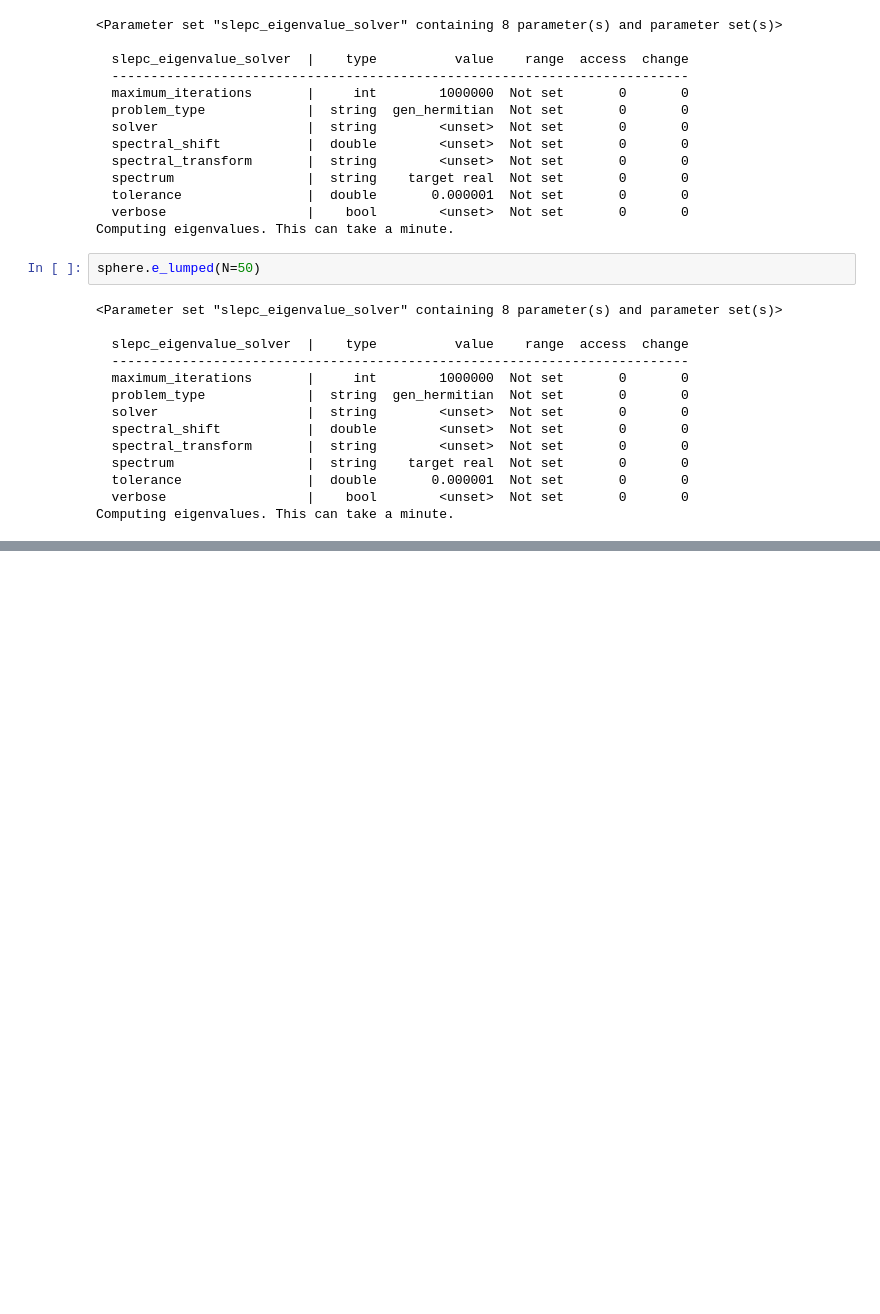
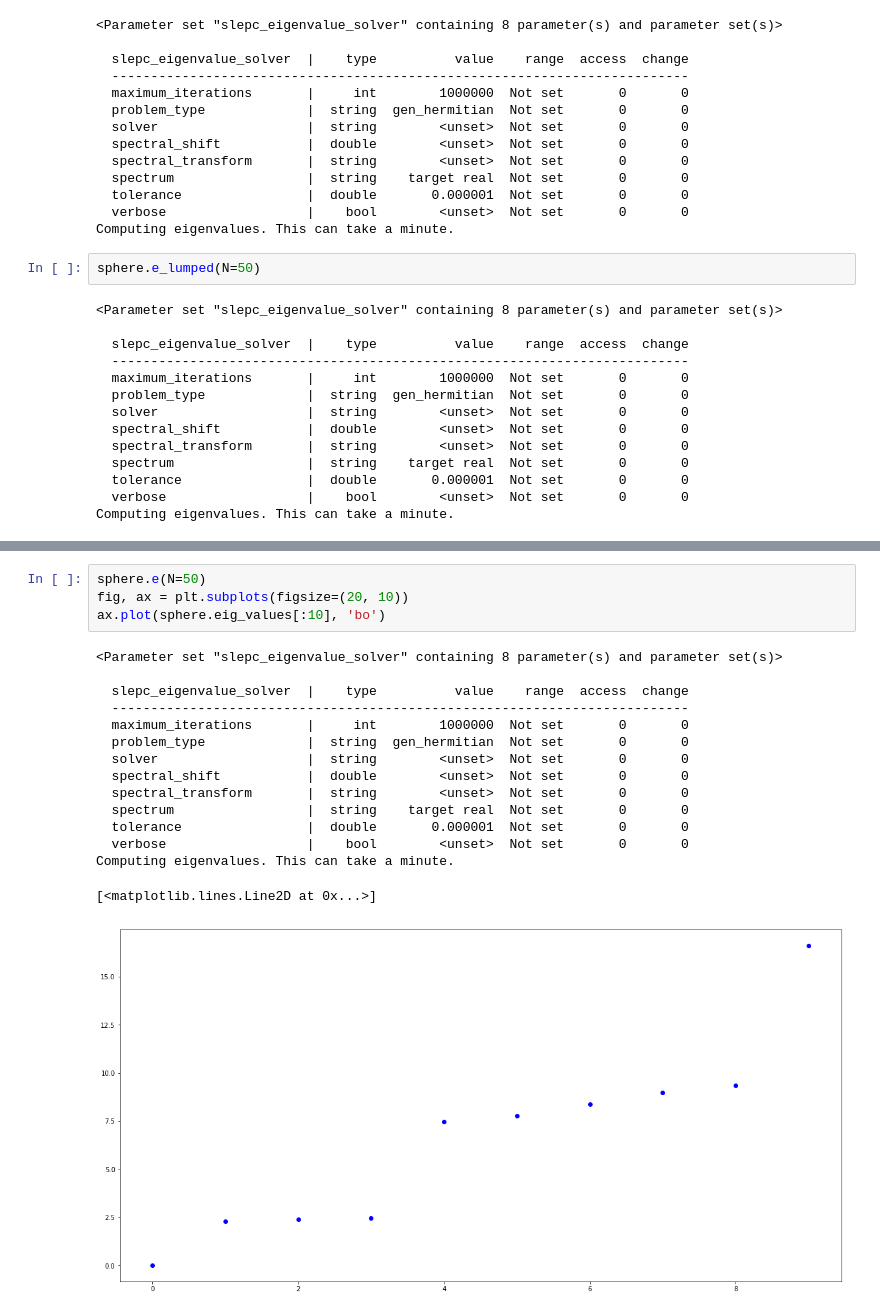
Before and after one commit to haasdo95/transphere, a Jupyter notebook: martino/FEM_cotan_GHCN.ipynb, the cells around one changed output, grey strips where cells are left out. Drawn from its saved outputs; the diff is of its cells as text; blank space fills up the shorter version.

```diff
--- a/martino/FEM_cotan_GHCN.ipynb
+++ b/martino/FEM_cotan_GHCN.ipynb
@@ -392,0 +394,20 @@ plt.plot(range(len(sphere.eig_values)), sphere.eig_values, 'bo')
+# %%
+sphere.e(N=50)
+fig, ax = plt.subplots(figsize=(20, 10))
+ax.plot(sphere.eig_values[:10], 'bo')
+# %% [output]
+<Parameter set "slepc_eigenvalue_solver" containing 8 parameter(s) and parameter set(s)>
+
+  slepc_eigenvalue_solver  |    type          value    range  access  change
+  --------------------------------------------------------------------------
+  maximum_iterations       |     int        1000000  Not set       0       0
+  problem_type             |  string  gen_hermitian  Not set       0       0
+  solver                   |  string        <unset>  Not set       0       0
+  spectral_shift           |  double        <unset>  Not set       0       0
+  spectral_transform       |  string        <unset>  Not set       0       0
+  spectrum                 |  string    target real  Not set       0       0
+  tolerance                |  double       0.000001  Not set       0       0
+  verbose                  |    bool        <unset>  Not set       0       0
+Computing eigenvalues. This can take a minute.
+[<matplotlib.lines.Line2D at 0x...>]
+[figure, added]
```
Also changed, not shown: parts of 2 cells of this notebook.
